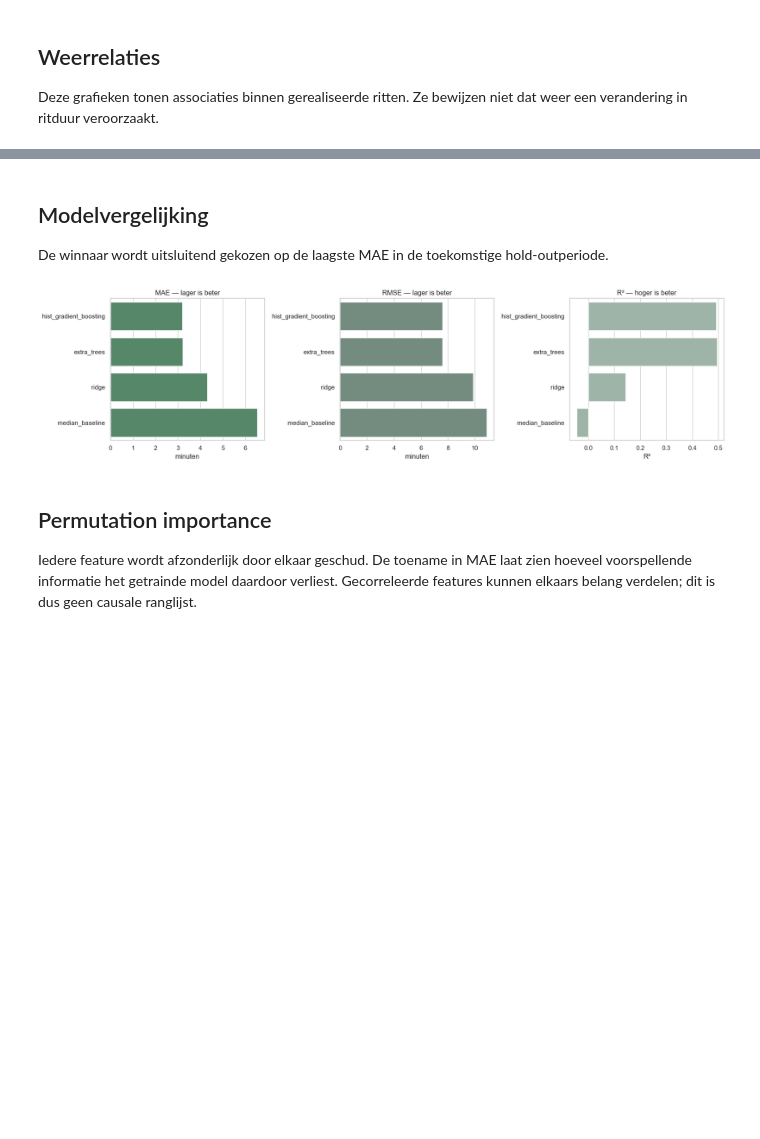
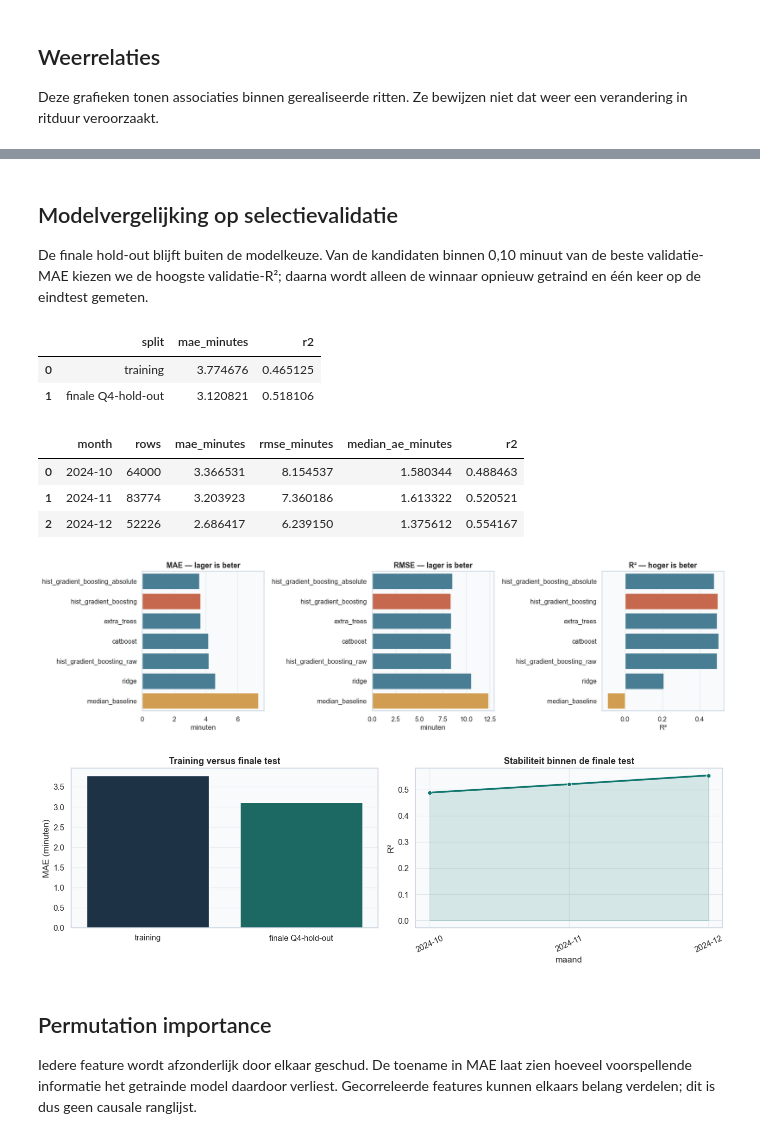
Before and after one commit to dmitcher7/CloudAI-Challenge, a Jupyter notebook: citi_bike/Brent/notebooks/08_model_dashboard.ipynb, the cells around one changed output, grey strips where cells are left out. Drawn from its saved outputs; the diff is of its cells as text; code cells hidden in the pictures; blank space fills up the shorter version.

```diff
--- a/citi_bike/Brent/notebooks/08_model_dashboard.ipynb
+++ b/citi_bike/Brent/notebooks/08_model_dashboard.ipynb
@@ -332,18 +408,66 @@ display(pd.concat({"temperatuur": temperature, "regen": rain}, names=["analyse"]
 # %% [markdown]
-## Modelvergelijking
+## Modelvergelijking op selectievalidatie
 
-De winnaar wordt uitsluitend gekozen op de laagste MAE in de toekomstige hold-outperiode.
+De finale hold-out blijft buiten de modelkeuze. Van de kandidaten binnen 0,10 minuut van de beste validatie-MAE kiezen we de hoogste validatie-R²; daarna wordt alleen de winnaar opnieuw getraind en één keer op de eindtest gemeten.
 # %%
+model_colors = {
+    model: (
+        COLORS["coral"] if model == bundle["model_name"]
+        else COLORS["gold"] if model == "median_baseline"
+        else COLORS["sky"]
+    )
+    for model in metrics.model
+}
 fig, axes = plt.subplots(1, 3, figsize=(17, 4.5))
-sns.barplot(data=metrics, y="model", x="mae_minutes", ax=axes[0], color="#4f8f67")
-sns.barplot(data=metrics, y="model", x="rmse_minutes", ax=axes[1], color="#708f80")
-sns.barplot(data=metrics, y="model", x="r2", ax=axes[2], color="#9bb7a8")
+for axis, metric_name in zip(axes, ["mae_minutes", "rmse_minutes", "r2"]):
+    sns.barplot(
+        data=metrics, y="model", x=metric_name, hue="model",
+        palette=model_colors, legend=False, ax=axis,
+    )
 axes[0].set(title="MAE — lager is beter", xlabel="minuten", ylabel="")
 axes[1].set(title="RMSE — lager is beter", xlabel="minuten", ylabel="")
 axes[2].set(title="R² — hoger is beter", xlabel="R²", ylabel="")
 plt.tight_layout()
+
+generalization = pd.DataFrame([
+    {
+        "split": "training",
+        "mae_minutes": bundle["training_metrics"]["mae_minutes"],
+        "r2": bundle["training_metrics"]["r2"],
+    },
+    {
+        "split": "finale Q4-hold-out",
+        "mae_minutes": bundle["metrics"]["mae_minutes"],
+        "r2": bundle["metrics"]["r2"],
+    },
+])
+monthly = pd.DataFrame(bundle["monthly_holdout_metrics"])
+fig, axes = plt.subplots(1, 2, figsize=(14, 4.5))
+sns.barplot(
+    data=generalization, x="split", y="mae_minutes", hue="split",
+    palette={"training": COLORS["navy"], "finale Q4-hold-out": COLORS["teal"]},
+    legend=False, ax=axes[0],
+)
+sns.lineplot(
+    data=monthly, x="month", y="r2", marker="o", ax=axes[1],
+    color=COLORS["teal"], linewidth=2.5,
+)
+axes[1].fill_between(monthly["month"], monthly["r2"], alpha=0.15, color=COLORS["teal"])
+axes[0].set(title="Training versus finale test", xlabel="", ylabel="MAE (minuten)")
+axes[1].set(title="Stabiliteit binnen de finale test", xlabel="maand", ylabel="R²")
+axes[1].tick_params(axis="x", rotation=25)
+plt.tight_layout()
+display(generalization, monthly)
 # %% [output]
+|  | split | mae_minutes | r2 |
+| 0 | training | 3.774676 | 0.465125 |
+| 1 | finale Q4-hold-out | 3.120821 | 0.518106 |
+|  | month | rows | mae_minutes | rmse_minutes | median_ae_minutes | r2 |
+| 0 | 2024-10 | 64000 | 3.366531 | 8.154537 | 1.580344 | 0.488463 |
+| 1 | 2024-11 | 83774 | 3.203923 | 7.360186 | 1.613322 | 0.520521 |
+| 2 | 2024-12 | 52226 | 2.686417 | 6.239150 | 1.375612 | 0.554167 |
-[figure, old version]
+[figure, new version]
+[figure, added]
 # %% [markdown]
 ## Permutation importance
 
```
Also changed, not shown: parts of 13 cells of this notebook, 21 other files.
